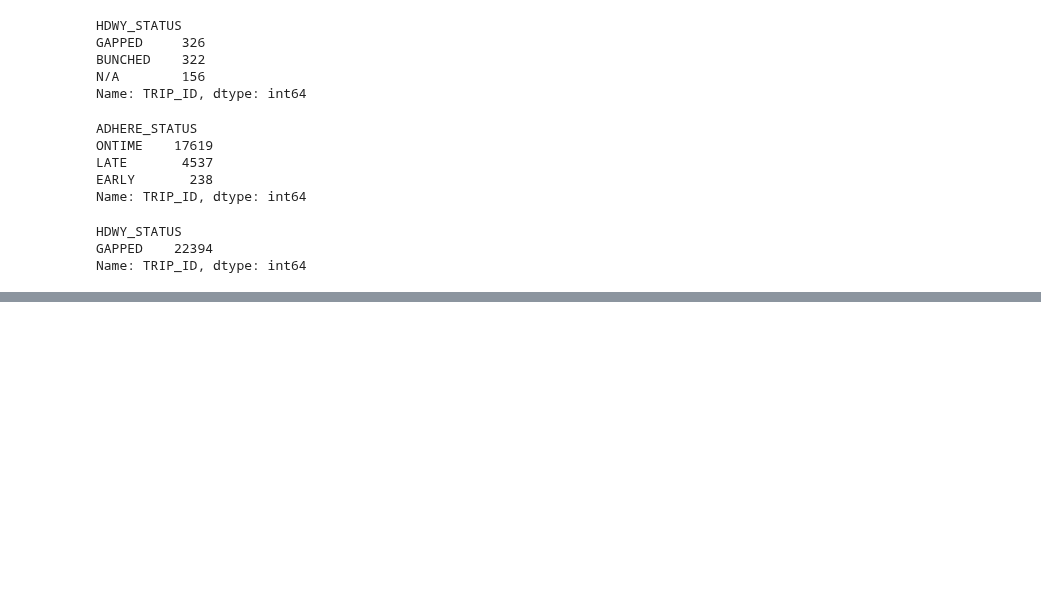
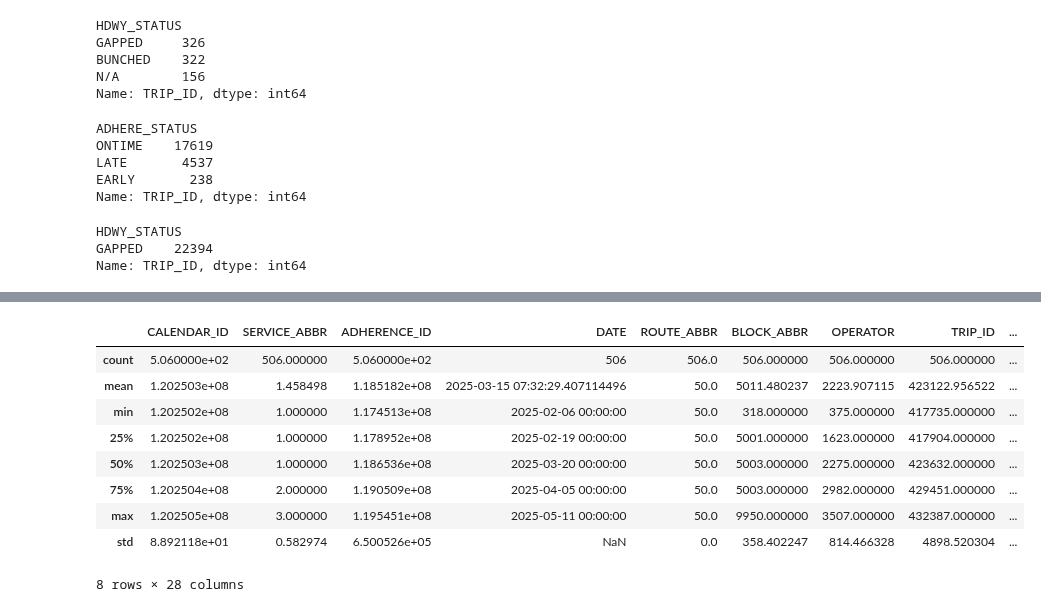
Before and after one commit to NSS-Data-Analytics-Cohort-14/wego-partnerproject-da14-v2-kshaffer93, a Jupyter notebook: notebooks/WeGo Data Introduction.ipynb, the cells around one changed output, grey strips where cells are left out. Saved outputs shown, nothing was run; the diff lists cells and outputs as text; code cells hidden in the pictures; blank space fills up the shorter version.

```diff
--- a/notebooks/WeGo Data Introduction.ipynb
+++ b/notebooks/WeGo Data Introduction.ipynb
@@ -675,0 +1094,13 @@ Name: TRIP_ID, dtype: int64
+# %%
+TSP_dates[TSP_dates['PREV_SCHED_STOP_CANCELLED'] == 1].describe()
+# %% [output]
+|  | CALENDAR_ID | SERVICE_ABBR | ADHERENCE_ID | DATE | ROUTE_ABBR | BLOCK_ABBR | OPERATOR | TRIP_ID | ... |
+| count | 5.060000e+02 | 506.000000 | 5.060000e+02 | 506 | 506.0 | 506.000000 | 506.000000 | 506.000000 | ... |
+| mean | 1.202503e+08 | 1.458498 | 1.185182e+08 | 2025-03-15 07:32:29.407114496 | 50.0 | 5011.480237 | 2223.907115 | 423122.956522 | ... |
+| min | 1.202502e+08 | 1.000000 | 1.174513e+08 | 2025-02-06 00:00:00 | 50.0 | 318.000000 | 375.000000 | 417735.000000 | ... |
+| 25% | 1.202502e+08 | 1.000000 | 1.178952e+08 | 2025-02-19 00:00:00 | 50.0 | 5001.000000 | 1623.000000 | 417904.000000 | ... |
+| 50% | 1.202503e+08 | 1.000000 | 1.186536e+08 | 2025-03-20 00:00:00 | 50.0 | 5003.000000 | 2275.000000 | 423632.000000 | ... |
+| 75% | 1.202504e+08 | 2.000000 | 1.190509e+08 | 2025-04-05 00:00:00 | 50.0 | 5003.000000 | 2982.000000 | 429451.000000 | ... |
+| max | 1.202505e+08 | 3.000000 | 1.195451e+08 | 2025-05-11 00:00:00 | 50.0 | 9950.000000 | 3507.000000 | 432387.000000 | ... |
+| std | 8.892118e+01 | 0.582974 | 6.500526e+05 | NaN | 0.0 | 358.402247 | 814.466328 | 4898.520304 | ... |
+8 rows × 28 columns
```
Also changed, not shown: parts of 63 cells of this notebook.
